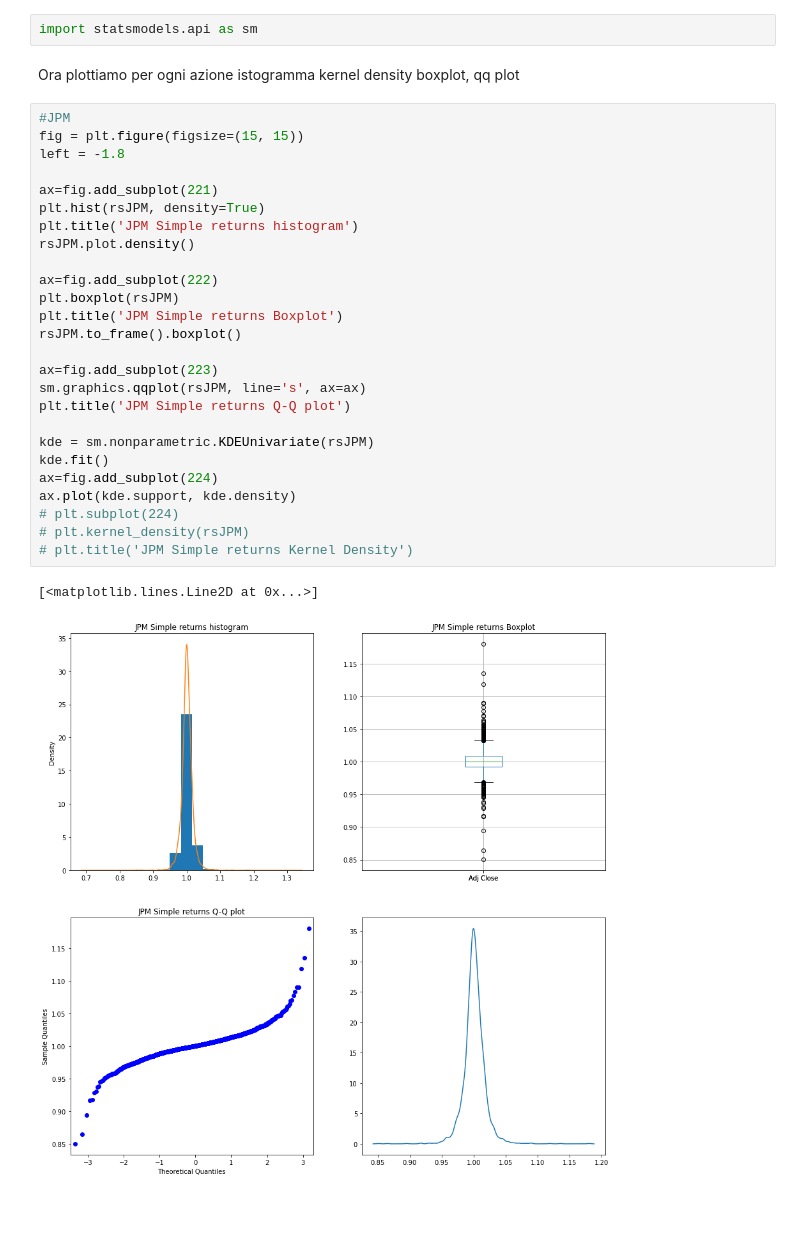
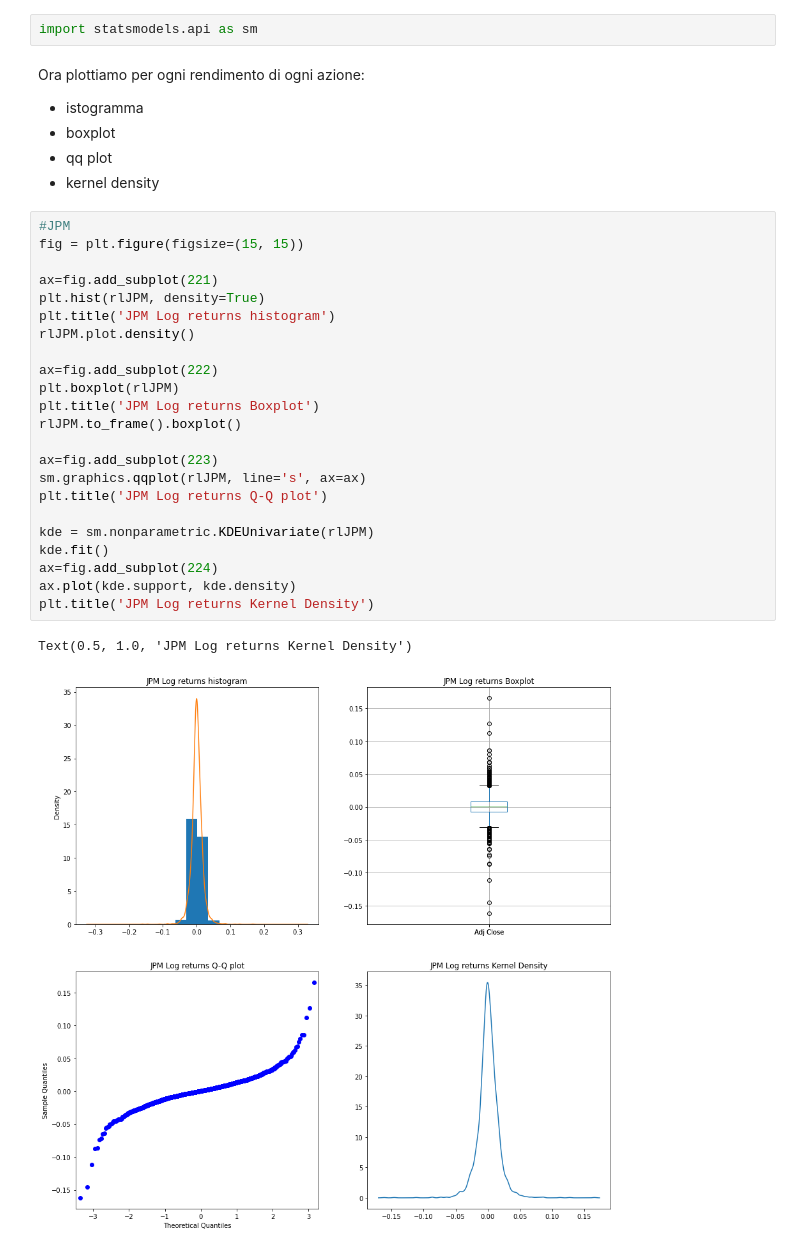
Before and after one commit to michelebanfi/business-intelligence, a Jupyter notebook: BanfiMichele869294.ipynb, the cells around one changed output. Cells and saved outputs as stored; diff of their text form; blank space fills up the shorter version.

```diff
--- a/BanfiMichele869294.ipynb
+++ b/BanfiMichele869294.ipynb
@@ -314,33 +314,34 @@ rlXOM.plot.density()
 # %%
 import statsmodels.api as sm
 # %% [markdown]
-Ora plottiamo per ogni azione istogramma kernel density boxplot, qq plot
+Ora plottiamo per ogni rendimento di ogni azione:
+- istogramma
+- boxplot
+- qq plot
+- kernel density
 # %%
 #JPM
 fig = plt.figure(figsize=(15, 15))
-left = -1.8
 
 ax=fig.add_subplot(221)
-plt.hist(rsJPM, density=True)
-plt.title('JPM Simple returns histogram')
-rsJPM.plot.density()
+plt.hist(rlJPM, density=True)
+plt.title('JPM Log returns histogram')
+rlJPM.plot.density()
 
 ax=fig.add_subplot(222)
-plt.boxplot(rsJPM)
-plt.title('JPM Simple returns Boxplot')
-rsJPM.to_frame().boxplot()
+plt.boxplot(rlJPM)
+plt.title('JPM Log returns Boxplot')
+rlJPM.to_frame().boxplot()
 
 ax=fig.add_subplot(223)
-sm.graphics.qqplot(rsJPM, line='s', ax=ax)
-plt.title('JPM Simple returns Q-Q plot')
+sm.graphics.qqplot(rlJPM, line='s', ax=ax)
+plt.title('JPM Log returns Q-Q plot')
 
-kde = sm.nonparametric.KDEUnivariate(rsJPM)
+kde = sm.nonparametric.KDEUnivariate(rlJPM)
 kde.fit()
 ax=fig.add_subplot(224)
 ax.plot(kde.support, kde.density)
-# plt.subplot(224)
-# plt.kernel_density(rsJPM)
-# plt.title('JPM Simple returns Kernel Density')
+plt.title('JPM Log returns Kernel Density')
 # %% [output]
-[<matplotlib.lines.Line2D at 0x...>]
+Text(0.5, 1.0, 'JPM Log returns Kernel Density')
-[figure, old version]
+[figure, new version]
```
Also changed, not shown: parts of 36 cells of this notebook.
